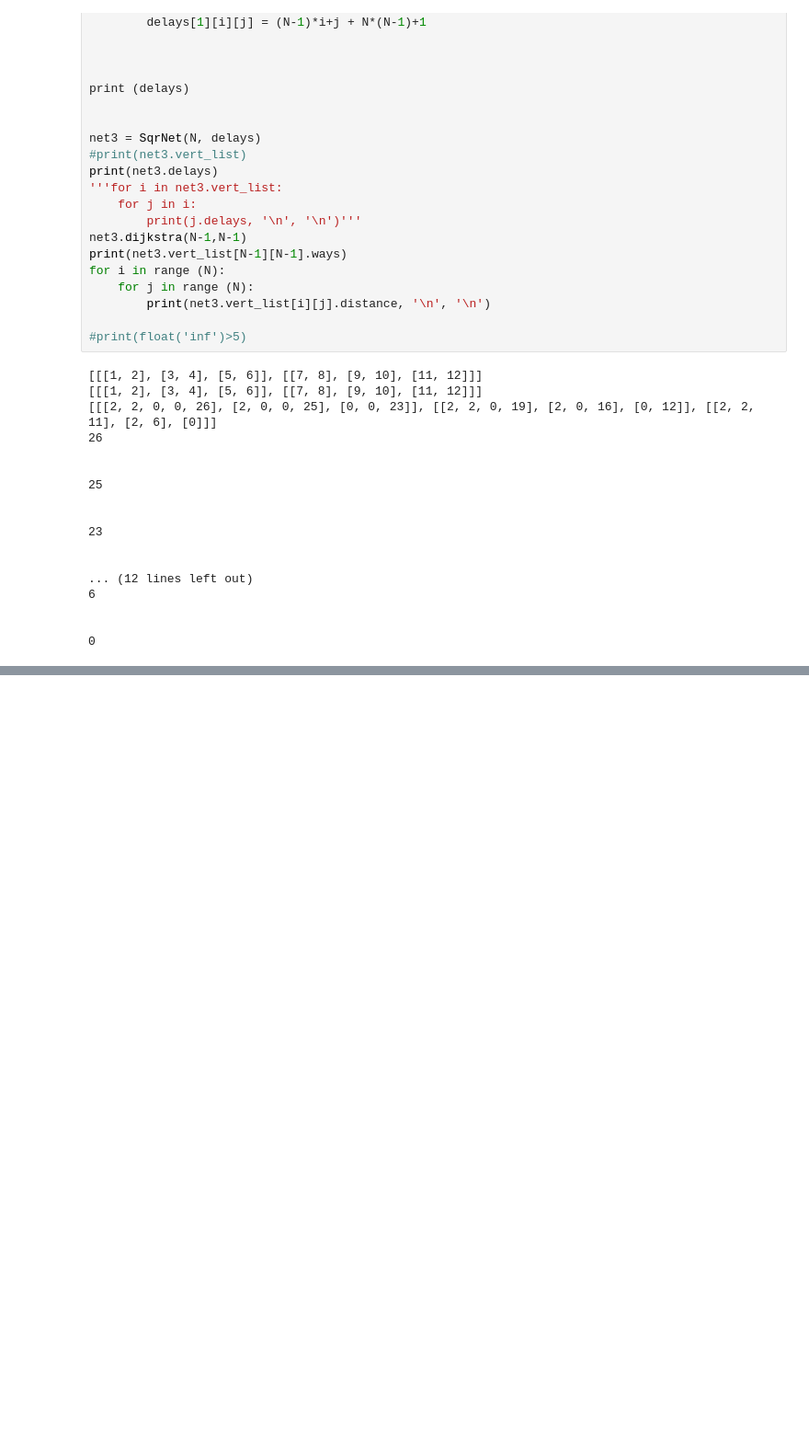
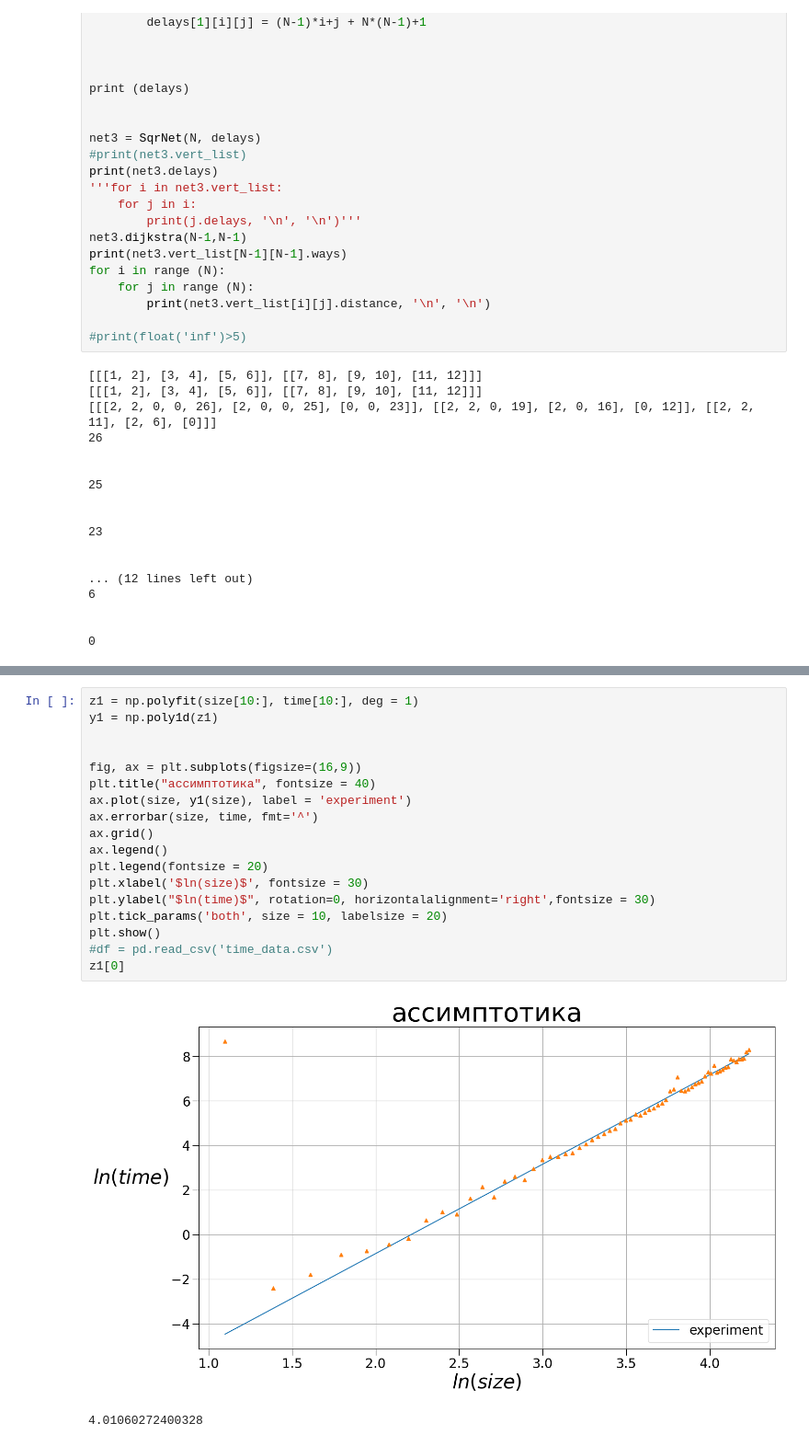
Before and after one commit to KonstantinP17/Quantum-inspirited, a Jupyter notebook: Initial_task/Dijkstra.ipynb, the cells around one changed output, grey strips where cells are left out. Shown: that part at 92% size. Cells and saved outputs as stored; diff of their text form; blank space fills up the shorter version.

```diff
--- a/Initial_task/Dijkstra.ipynb
+++ b/Initial_task/Dijkstra.ipynb
@@ -221,0 +252,21 @@ net2.vert_list[0][0].delays
+# %%
+z1 = np.polyfit(size[10:], time[10:], deg = 1)
+y1 = np.poly1d(z1)
+
+
+fig, ax = plt.subplots(figsize=(16,9))
+plt.title("ассимптотика", fontsize = 40)
+ax.plot(size, y1(size), label = 'experiment')
+ax.errorbar(size, time, fmt='^')
+ax.grid()
+ax.legend()
+plt.legend(fontsize = 20)
+plt.xlabel('$ln(size)$', fontsize = 30)
+plt.ylabel("$ln(time)$", rotation=0, horizontalalignment='right',fontsize = 30)
+plt.tick_params('both', size = 10, labelsize = 20)
+plt.show()
+#df = pd.read_csv('time_data.csv')
+z1[0]
+# %% [output]
+[figure, added]
+4.01060272400328
```
Also changed, not shown: parts of 3 cells of this notebook, 1 other file.
